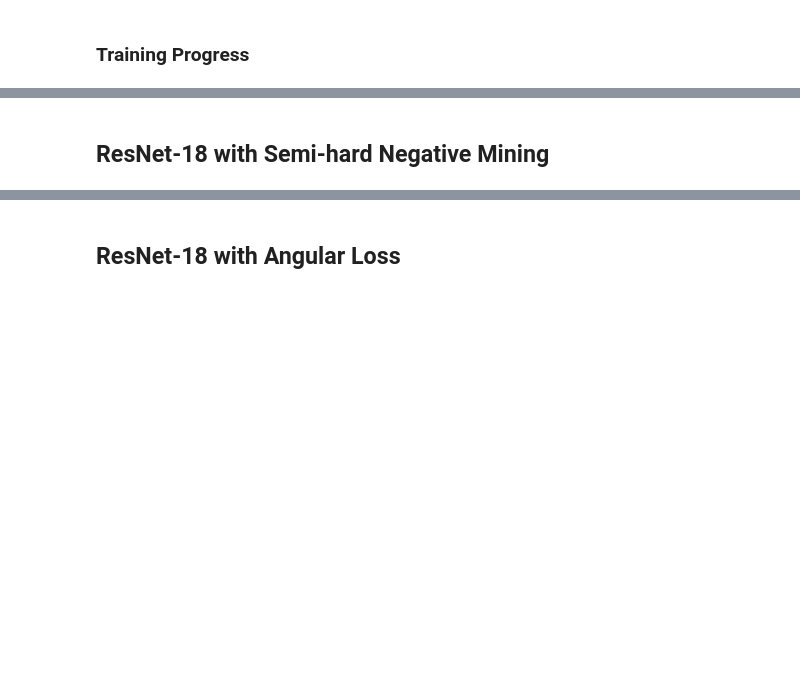
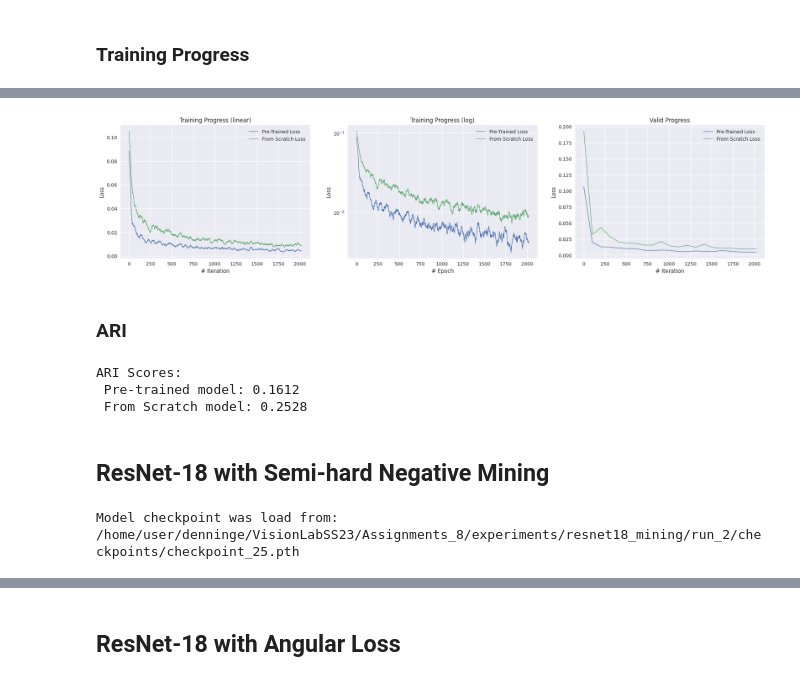
Before and after one commit to LDenninger/VisionLabSS23, a Jupyter notebook: Assignments_8/solutions_assignment_8.ipynb, the cells around one changed output, grey strips where cells are left out. Drawn from its saved outputs; the diff is of its cells as text; code cells hidden in the pictures; blank space fills up the shorter version.

Commit message:
All assignments complete; fine-tuning needed

```diff
--- a/Assignments_8/solutions_assignment_8.ipynb
+++ b/Assignments_8/solutions_assignment_8.ipynb
@@ -334,3 +379,18 @@ visualize_progress(scratch_trainer, scratch_train_loss, scratch_test_loss)
+# %%
+compare_models([pre_trained_trainer, scratch_trainer], [pre_trained_train_loss, scratch_train_loss], [pre_trained_test_loss, scratch_test_loss], ["Pre-Trained", "From Scratch"])
+# %% [output]
+[figure, added]
+# %% [markdown]
+### ARI
+# %%
+pre_trained_ari = compute_ari_scores(pre_trained_model_emb, lbls_flatten)
+scratch_ari = compute_ari_scores(scratch_model_emb, lbls_flatten)
+
+print(f"ARI Scores:\n Pre-trained model: {pre_trained_ari:.4f}\n From Scratch model: {scratch_ari:.4f}")
+# %% [output]
+ARI Scores:
+ Pre-trained model: 0.1612
+ From Scratch model: 0.2528
 # %% [markdown]
 ## ResNet-18 with Semi-hard Negative Mining
 # %%
@@ -339,0 +400,5 @@ epoch = 20
+# %%
+mining_trainer = Trainer(exp_name, run_name, logging=False)
+mining_trainer.load_checkpoint(epoch)
+# %% [output]
+Model checkpoint was load from: /home/user/denninge/VisionLabSS23/Assignments_8/experiments/resnet18_mining/run_2/checkpoints/checkpoint_25.pth
```
Also changed, not shown: parts of 27 cells of this notebook, 22 other files.
